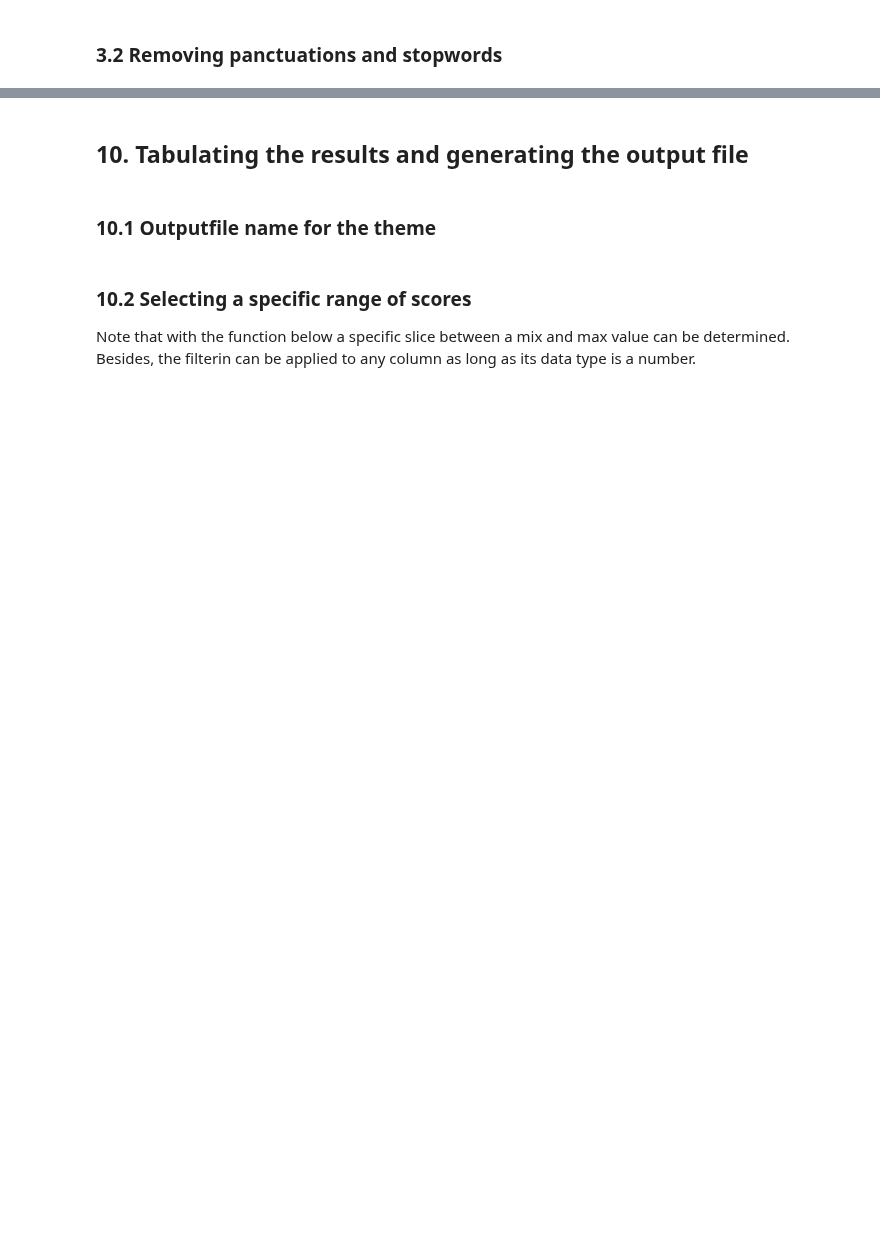
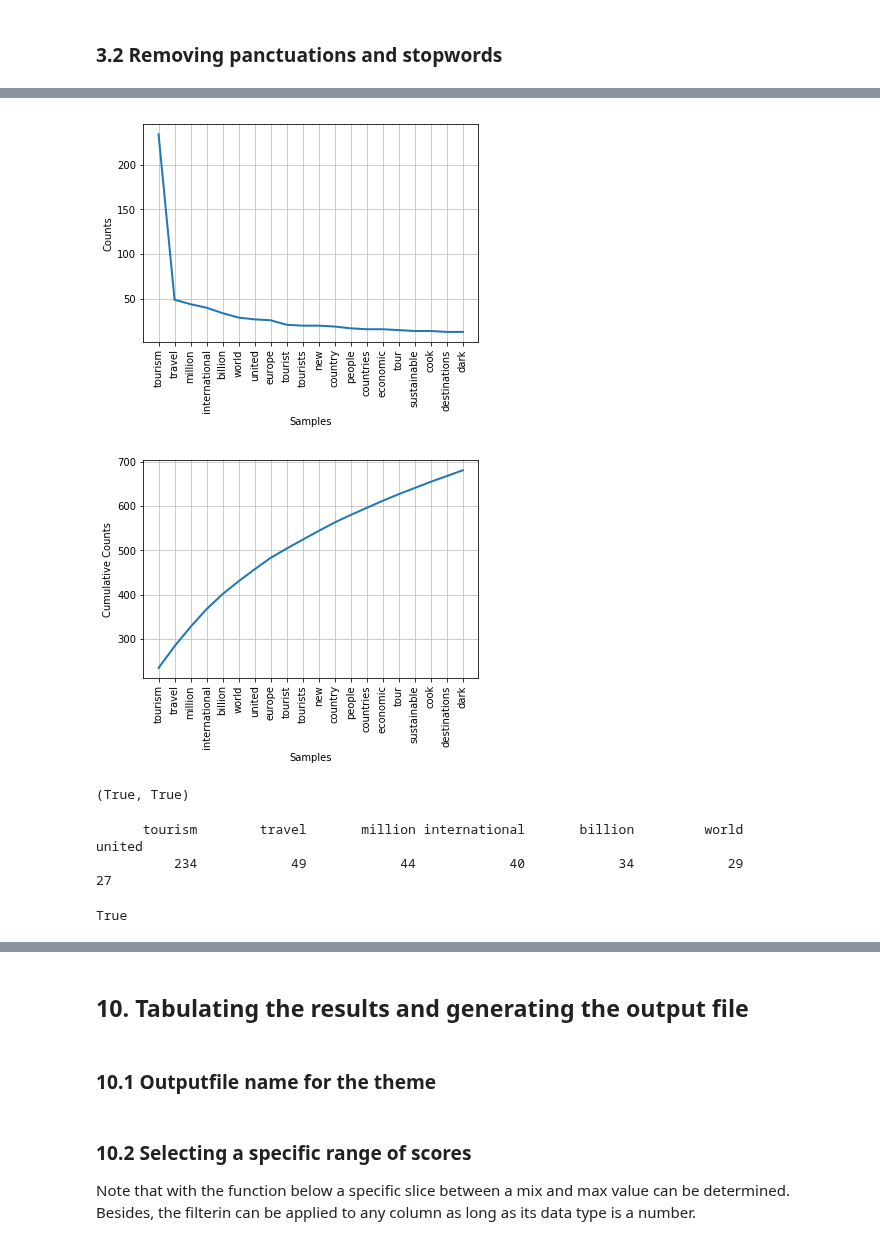
Before and after one commit to bulentozel/OpenMaker, a Jupyter notebook: Semantics/termset_extraction_notrun.ipynb, the cells around one changed output, grey strips where cells are left out. Drawn from its saved outputs; the diff is of its cells as text; code cells hidden in the pictures; blank space fills up the shorter version.

```diff
--- a/Semantics/termset_extraction_notrun.ipynb
+++ b/Semantics/termset_extraction_notrun.ipynb
@@ -1514,0 +1626,5 @@ RC = Corpus(Tf_R)
+# %%
+TOKENS_TFu = Cleaner.remove_numerals(TOKENS_TF, remove_any = True, exceptions = [])
+print("Reduction due to partially numeral terms = {}".format(len(TOKENS_TF) - len(TOKENS_TFu)))
+TOKENS_TF = TOKENS_TFu
+TOKENS_TF.most_common(10)
@@ -1514,0 +1646,5 @@ RC = Corpus(Tf_R)
+# %%
+TOKENS_TFu = Cleaner.remove_short_terms(TOKENS_TF, threshold = 1, exceptions = [])
+print("Reduction due to short terms = {}".format(len(TOKENS_TF) - len(TOKENS_TFu)))
+TOKENS_TF = TOKENS_TFu
+TOKENS_TF.most_common(10)
@@ -1514,0 +1665,5 @@ RC = Corpus(Tf_R)
+# %%
+TOKENS_TFu = Cleaner.remove_rare_terms(TOKENS_TF, below = 4)
+print("Reduction due to rare terms = {}".format(len(TOKENS_TF) - len(TOKENS_TFu)))
+TOKENS_TF = TOKENS_TFu
+TOKENS_TF.most_common(10)
@@ -1514,0 +1714,8 @@ RC = Corpus(Tf_R)
+# %%
+SC = Corpus(TOKENS_TF)
+print('Number of unique words = {}'.format(SC.get_count_uniques()))
+print('Number of words = {}'.format(SC.get_size()))
+print('\nMost frequents ::>>')
+pp.pprint(SC.get_top_frequents(top = 42))
+print('\nLeast frequents ::>>')
+SC.get_least_frequents(bottom = 10)
@@ -1515,2 +1750,14 @@ RC = Corpus(Tf_R)
+# %%
+SC.plot(20), SC.plot(20, cumulative = True)
+# %% [output]
+[figure, added]
+[figure, added]
+(True, True)
+# %%
+SC.tabulate(7)
+# %% [output]
+      tourism        travel       million international       billion         world        united
+          234            49            44            40            34            29            27
+True
 # %%
 SC.to_pandas()
```
Also changed, not shown: parts of 109 cells of this notebook, 4 other files.
